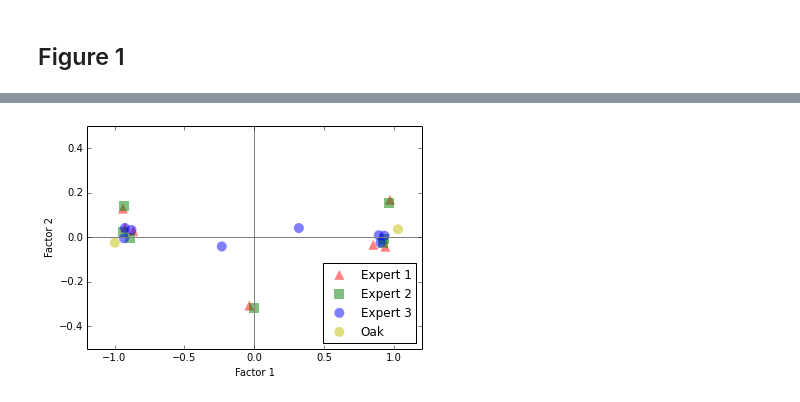
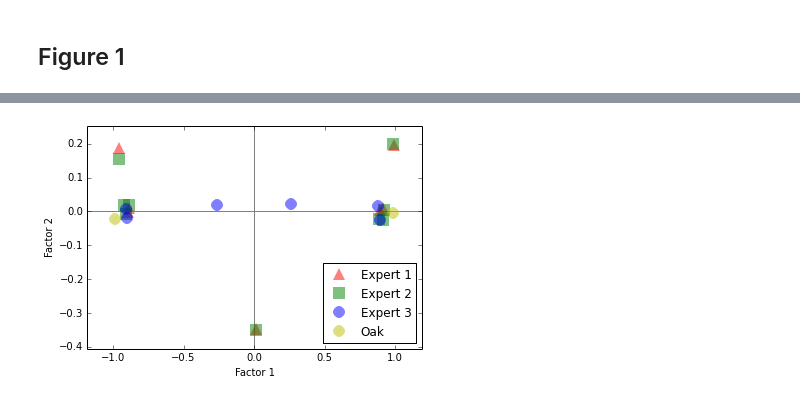
Before and after one commit to esafak/mca, a Jupyter notebook: docs/mca-BurgundiesExample.ipynb, the cells around one changed output, grey strips where cells are left out. Saved outputs shown, nothing was run; the diff lists cells and outputs as text; code cells hidden in the pictures.

```diff
--- a/docs/mca-BurgundiesExample.ipynb
+++ b/docs/mca-BurgundiesExample.ipynb
@@ -168,8 +180,8 @@ table4.loc[cos, :] = mca_ben.cos_c(N=2).T
 table4.loc[cont,:] = mca_ben.cont_c(N=2).T * 1000
 
 fs_c_sup = mca_ben.fs_c_sup(mca.dummy(pd.DataFrame(j_sup)), N=2)
-table4.loc[fs, ('', 'Oak', 1)] = fs_c_sup[0]
-table4.loc[fs, ('', 'Oak', 2)] = fs_c_sup[1]
+table4.loc[fs, ('Oak', '', 1)] = fs_c_sup[0]
+table4.loc[fs, ('Oak', '', 2)] = fs_c_sup[1]
 
 np.round(table4.astype(float), 2)
 # %% [output]
@@ -216,29 +226,20 @@ plt.show()
-# %%
-xsys = mca_ben.fs_c(N=2).T
-xsys_sup = mca_ben.fs_c_sup(mca.dummy(pd.DataFrame(j_sup)), N=2).T
-
-plt.figure()
-plt.axis([-1.2, 1.2, -.5, .5])
-plt.axhline(0, color='gray')
-plt.axvline(0, color='gray')
-plt.xlabel('Factor 1')
-plt.ylabel('Factor 2')
-xsys_all = np.concatenate([xsys, xsys_sup], axis=1)
-noise = 0.1 * (np.random.rand(*xsys_all.shape) - 0.5)
-xs, ys = xsys_all + noise
-# markers = '^' * 7 + 's' * 7 + 'o' * 8 + 'o' * 2
-# colors = 'r' * 7 + 'g' * 7 + 'b' * 8 + 'y' * 2
-e1 = plt.scatter(xs[:7], ys[:7],
-                 s=100, marker='^', c='r', alpha=.5, linewidths=0)
-e2 = plt.scatter(xs[7:14], ys[7:14],
-                 s=100, marker='s', c='g', alpha=.5, linewidths=0)
-e3 = plt.scatter(xs[14:22], ys[14:22],
-                 s=100, marker='o', c='b', alpha=.5, linewidths=0)
-oak = plt.scatter(xs[22:], ys[22:],
-                 s=100, marker='o', c='y', alpha=.5, linewidths=0)
-plt.legend((e1, e2, e3, oak),
-           ('Expert 1', 'Expert 2', 'Expert 3', 'Oak'),
-           scatterpoints=1, loc=4)
-plt.show()
-# %% [output]
-[figure, removed]
+# %%
+noise = 0.05 * (np.random.rand(*table4.T[fs].shape) - 0.5)
+fs_by_source = table4.T[fs].add(noise).groupby(level=['source'])
+
+fig, ax = plt.subplots()
+plt.margins(0.1)
+plt.axhline(0, color='gray')
+plt.axvline(0, color='gray')
+plt.xlabel('Factor 1')
+plt.ylabel('Factor 2')
+ax.margins(0.1)
+markers = '^', 's', 'o', 'o'
+colors = 'r', 'g', 'b', 'y'
+for fscore, marker, color in zip(fs_by_source, markers, colors):
+    label, points = fscore
+    ax.plot(*points.T.values, marker=marker, color=color, label=label, linestyle='', alpha=.5, mew=0, ms=12)
+ax.legend(numpoints=1, loc=4)
+plt.show()
+# %% [output]
+[figure, added]
```
Also changed, not shown: parts of 4 cells of this notebook, 1 other file.
